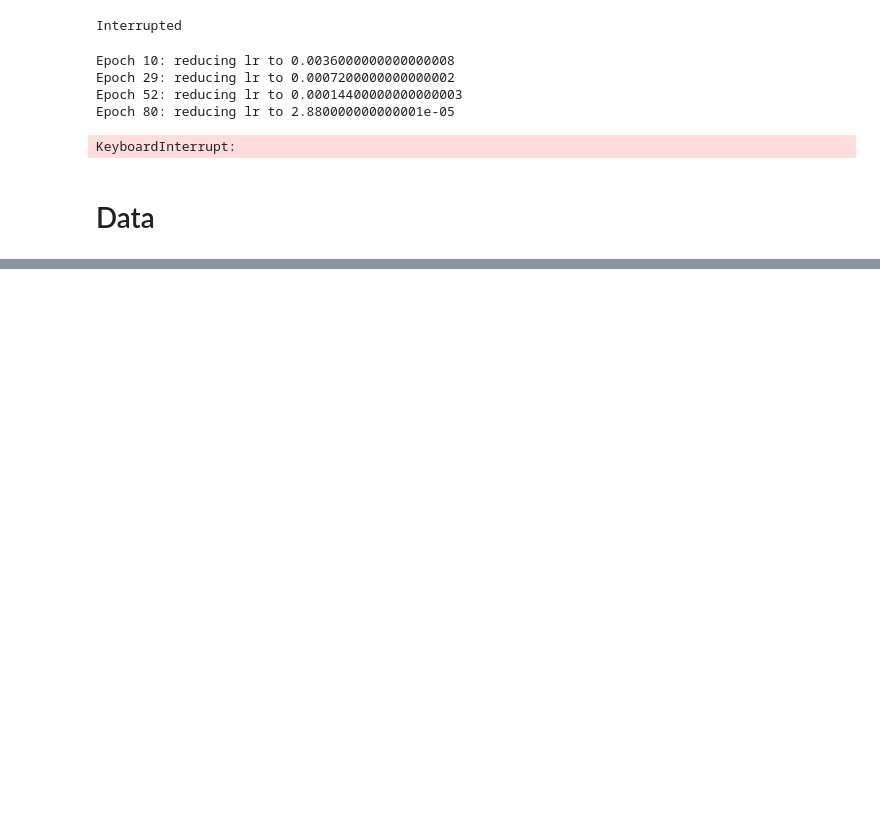
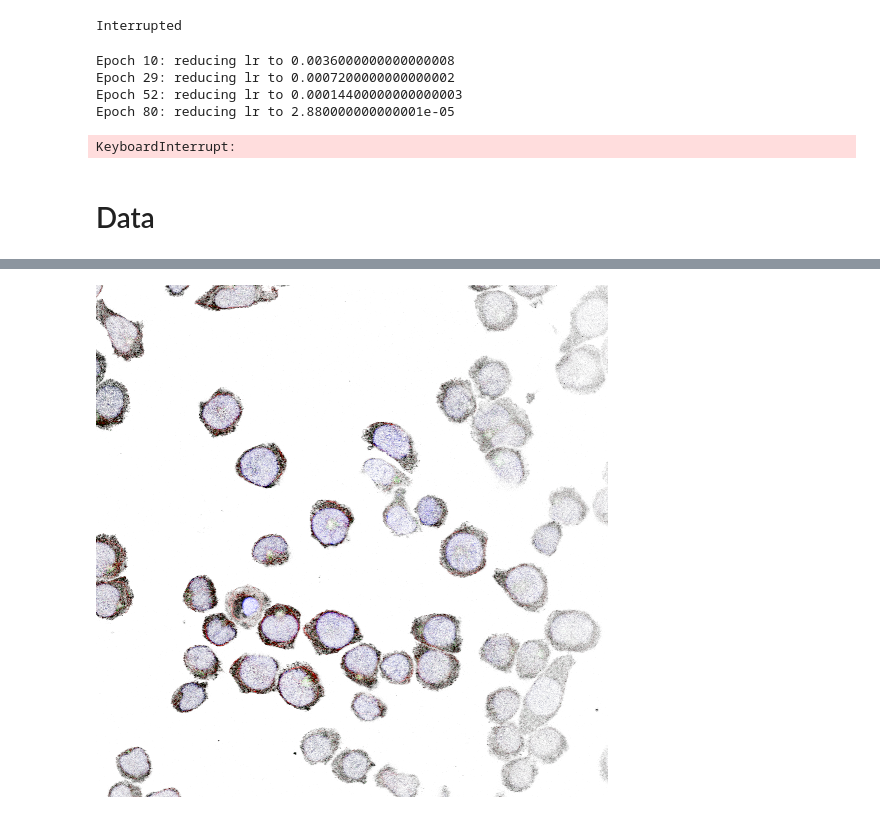
Before and after one commit to ChristophNeuner/human-protein-atlas-image-classification, a Jupyter notebook: hpaic.ipynb, the cells around one changed output, grey strips where cells are left out. Saved outputs shown, nothing was run; the diff lists cells and outputs as text; code cells hidden in the pictures; blank space fills up the shorter version.

```diff
--- a/hpaic.ipynb
+++ b/hpaic.ipynb
@@ -312,0 +328,4 @@ ImageDataBunch()
+# %%
+bunch.train_ds[1000][0]
+# %% [output]
+[figure, added]
```
Also changed, not shown: parts of 21 cells of this notebook.
